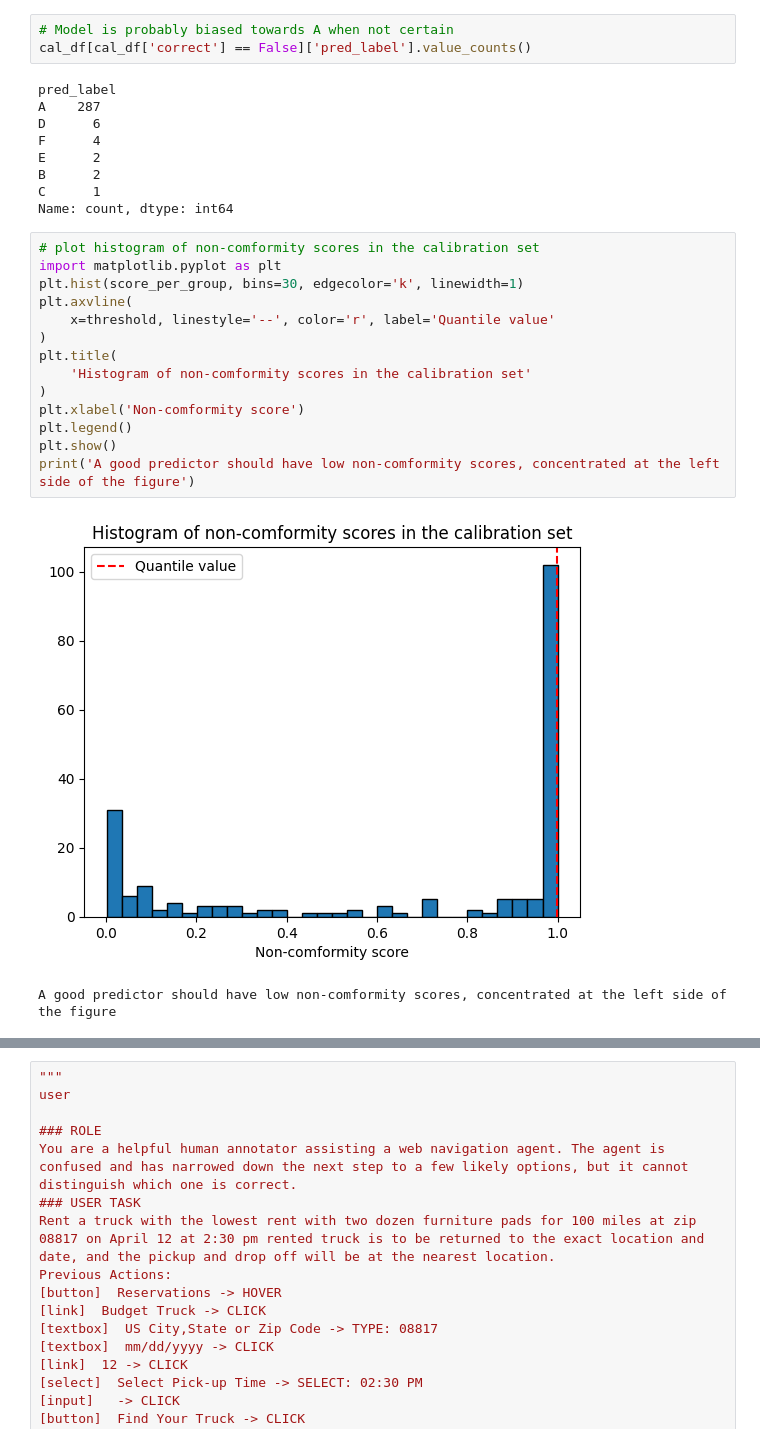
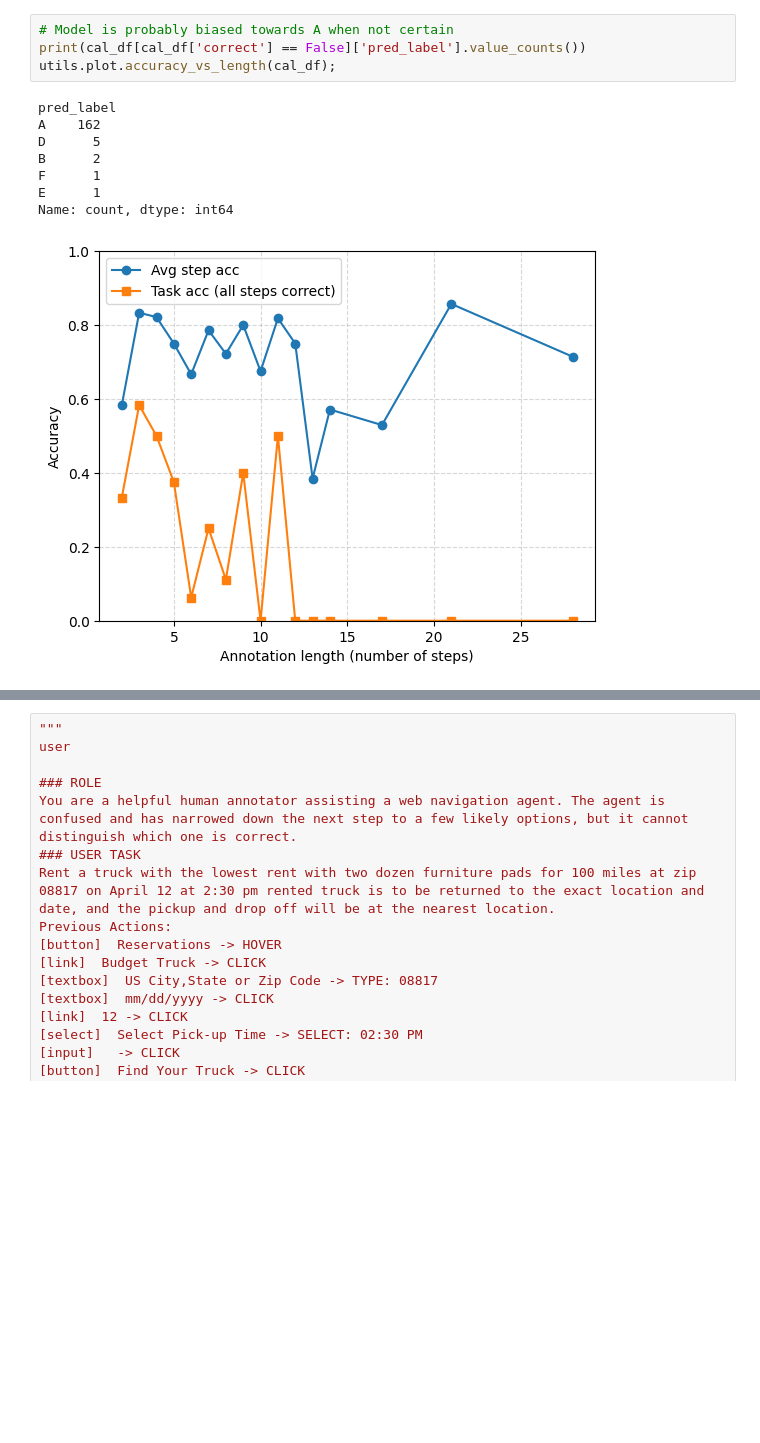
Before and after one commit to amitxy/Robots-That-Ask-For-Help-Over-The-Horizon, a Jupyter notebook: research.ipynb, the cells around one changed output, grey strips where cells are left out. Cells and saved outputs as stored; diff of their text form; blank space fills up the shorter version.

```diff
--- a/research.ipynb
+++ b/research.ipynb
@@ -141,29 +97,13 @@ Naive threshold: 0.9146593138575554
 # %%
 # Model is probably biased towards A when not certain
-cal_df[cal_df['correct'] == False]['pred_label'].value_counts()
+print(cal_df[cal_df['correct'] == False]['pred_label'].value_counts())
+utils.plot.accuracy_vs_length(cal_df);
 # %% [output]
 pred_label
-A    287
-D      6
-F      4
-E      2
+A    162
+D      5
 B      2
-C      1
+F      1
+E      1
 Name: count, dtype: int64
+[figure, added]
-# %%
-# plot histogram of non-comformity scores in the calibration set
-import matplotlib.pyplot as plt
-plt.hist(score_per_group, bins=30, edgecolor='k', linewidth=1)
-plt.axvline(
-    x=threshold, linestyle='--', color='r', label='Quantile value'
-)
-plt.title(
-    'Histogram of non-comformity scores in the calibration set'
-)
-plt.xlabel('Non-comformity score')
-plt.legend()
-plt.show()
-print('A good predictor should have low non-comformity scores, concentrated at the left side of the figure')
-# %% [output]
-[figure, removed]
-A good predictor should have low non-comformity scores, concentrated at the left side of the figure
```
Also changed, not shown: parts of 24 cells of this notebook.
